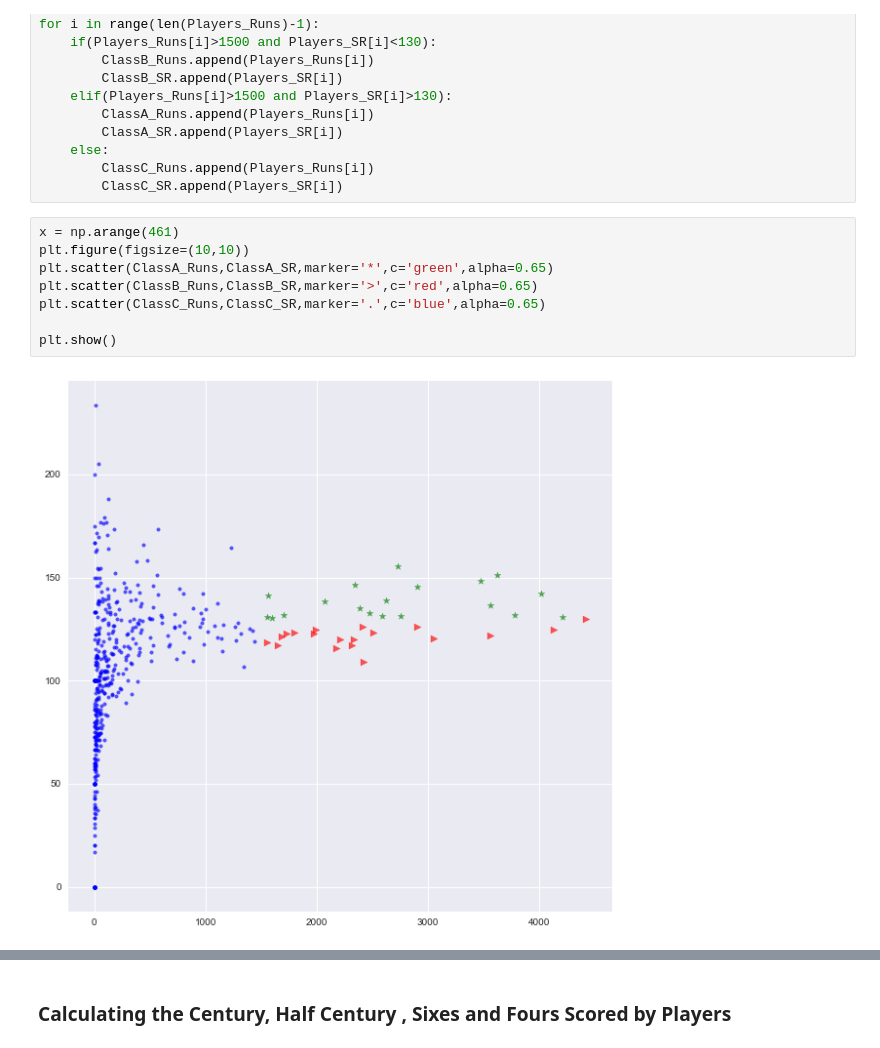
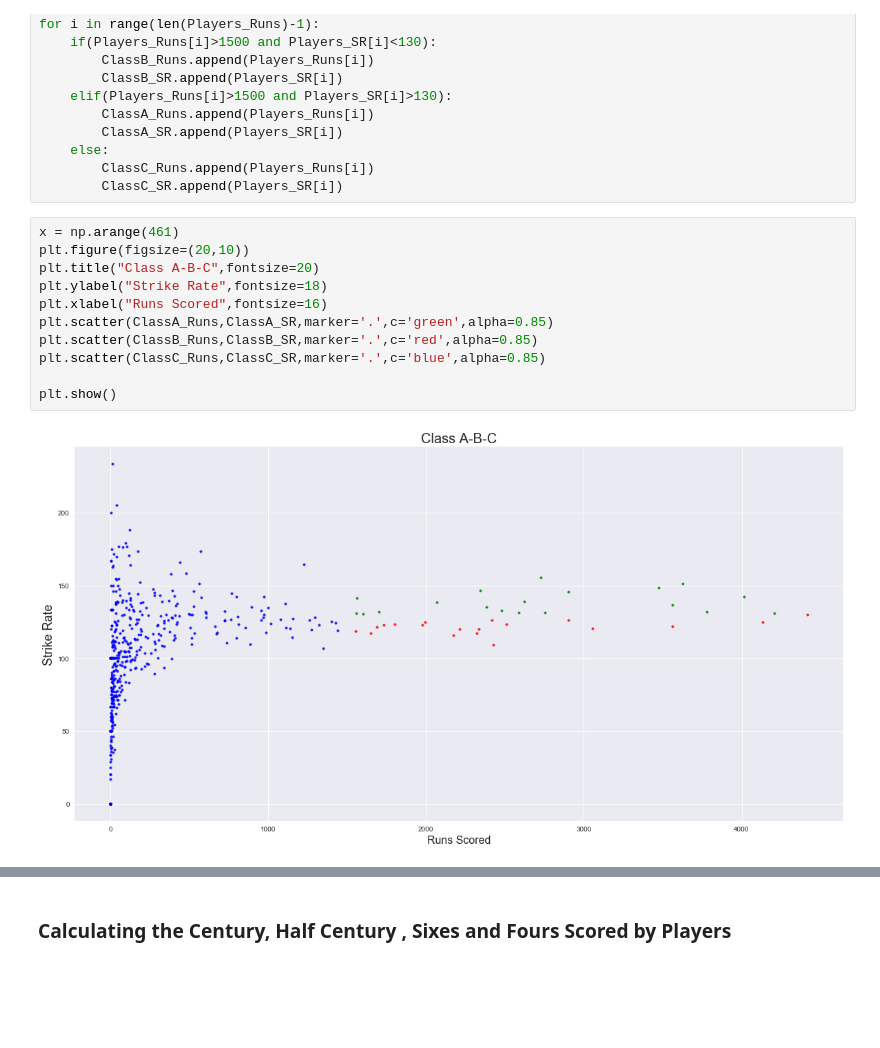
Before and after one commit to AnshulHedau/IPL_Insights, a Jupyter notebook: IPL - Batsman Analysis.ipynb, the cells around one changed output, grey strips where cells are left out. Saved outputs shown, nothing was run; the diff lists cells and outputs as text; blank space fills up the shorter version.

```diff
--- a/IPL - Batsman Analysis.ipynb
+++ b/IPL - Batsman Analysis.ipynb
@@ -427,13 +475,16 @@ for i in range(len(Players_Runs)-1):
         ClassC_SR.append(Players_SR[i])
 # %%
 x = np.arange(461)
-plt.figure(figsize=(10,10))
-plt.scatter(ClassA_Runs,ClassA_SR,marker='*',c='green',alpha=0.65)
-plt.scatter(ClassB_Runs,ClassB_SR,marker='>',c='red',alpha=0.65)
-plt.scatter(ClassC_Runs,ClassC_SR,marker='.',c='blue',alpha=0.65)
+plt.figure(figsize=(20,10))
+plt.title("Class A-B-C",fontsize=20)
+plt.ylabel("Strike Rate",fontsize=18)
+plt.xlabel("Runs Scored",fontsize=16)
+plt.scatter(ClassA_Runs,ClassA_SR,marker='.',c='green',alpha=0.85)
+plt.scatter(ClassB_Runs,ClassB_SR,marker='.',c='red',alpha=0.85)
+plt.scatter(ClassC_Runs,ClassC_SR,marker='.',c='blue',alpha=0.85)
 
 plt.show()
 # %% [output]
-[figure, old version]
+[figure, new version]
 # %%
 x = np.arange(461)
```
Also changed, not shown: parts of 7 cells of this notebook.
